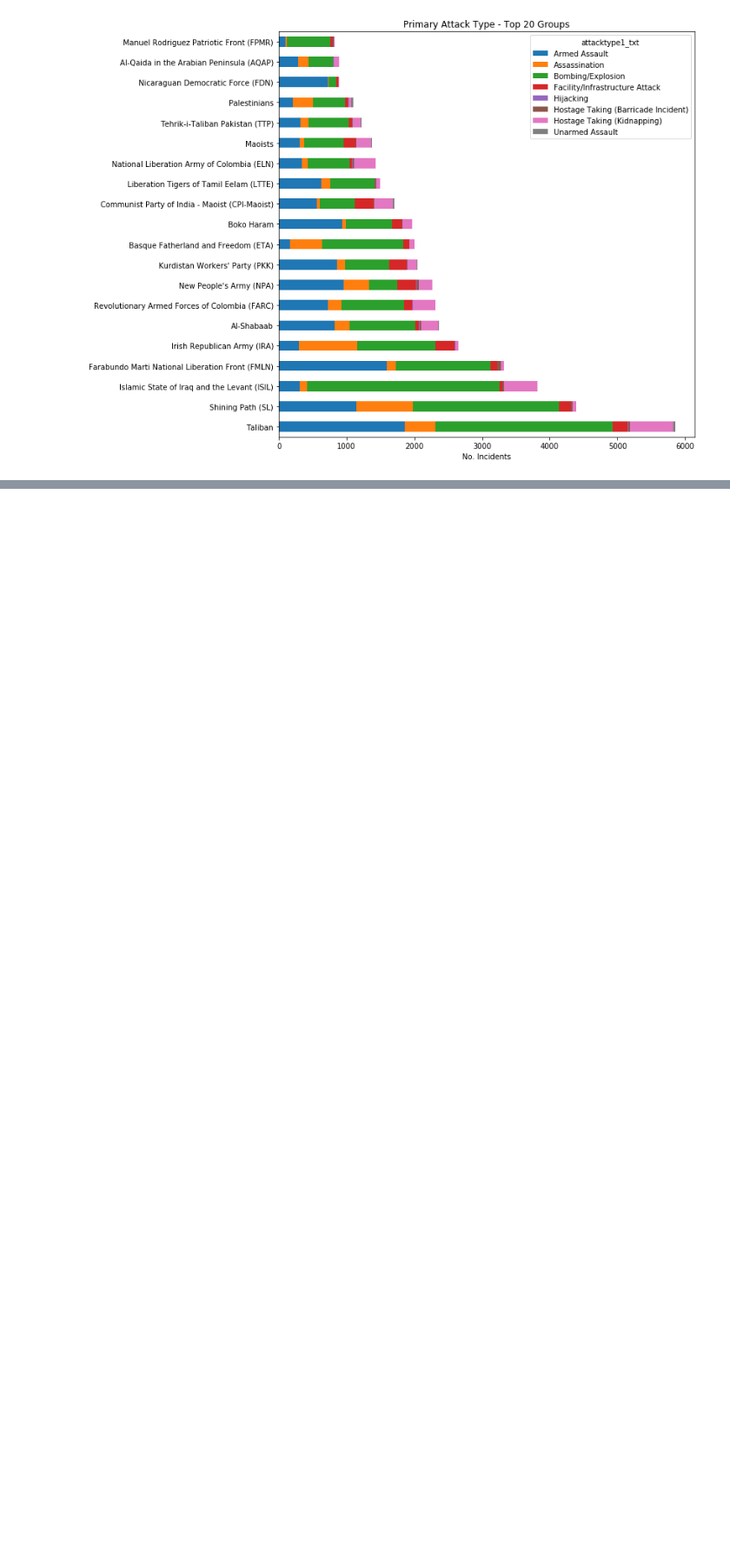
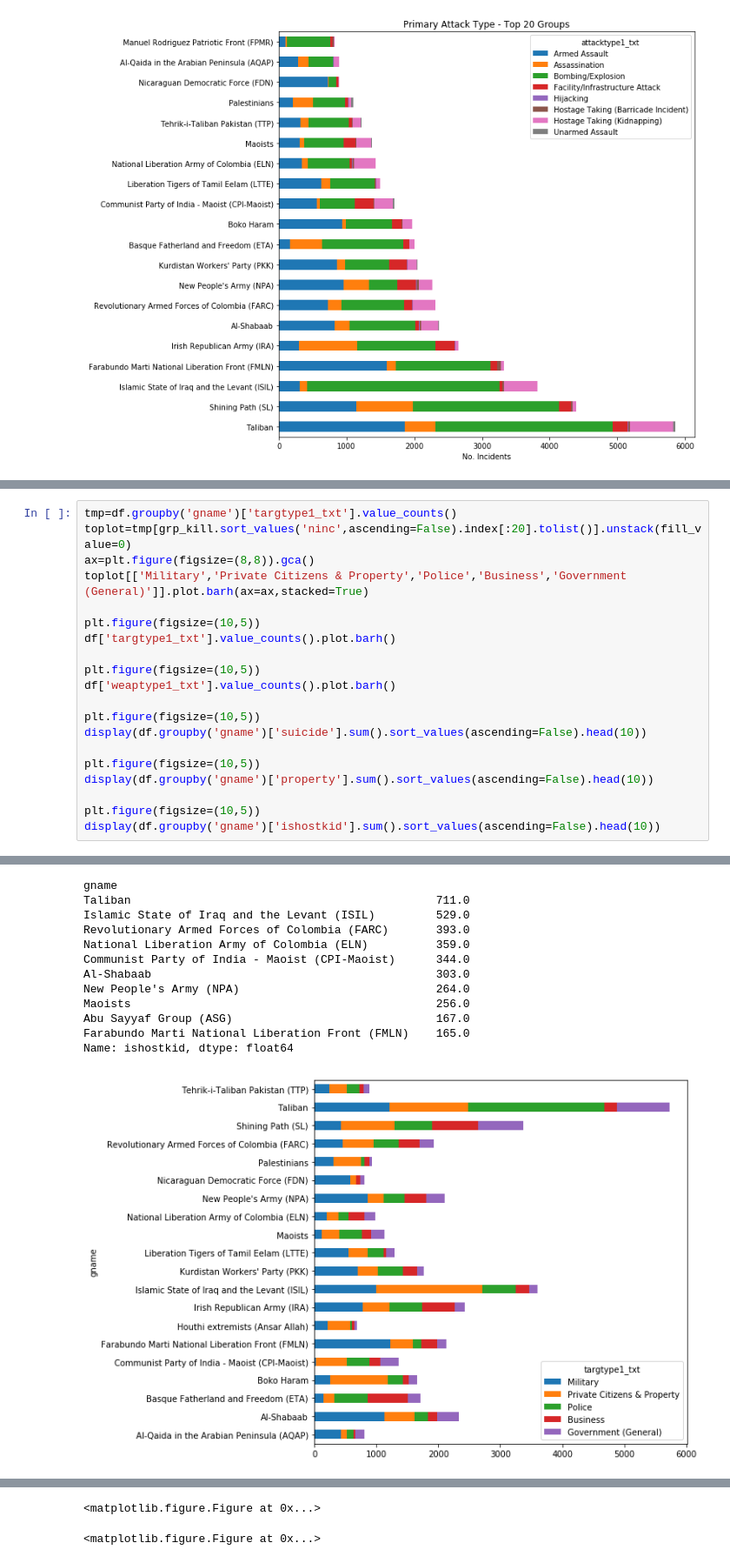
Before and after one commit to jack89roberts/GTD, a Jupyter notebook: GTD_EDA.ipynb, the cells around one changed output, grey strips where cells are left out. Shown: that part at 87% size. Drawn from its saved outputs; the diff is of its cells as text; blank space fills up the shorter version.

```diff
--- a/GTD_Challenge.ipynb
+++ b/GTD_EDA.ipynb
@@ -294,0 +420,21 @@ Name: gname, Length: 123, dtype: int64
+# %%
+tmp=df.groupby('gname')['targtype1_txt'].value_counts()
+toplot=tmp[grp_kill.sort_values('ninc',ascending=False).index[:20].tolist()].unstack(fill_value=0)
+ax=plt.figure(figsize=(8,8)).gca()
+toplot[['Military','Private Citizens & Property','Police','Business','Government (General)']].plot.barh(ax=ax,stacked=True)
+
+plt.figure(figsize=(10,5))
+df['targtype1_txt'].value_counts().plot.barh()
+
+plt.figure(figsize=(10,5))
+df['weaptype1_txt'].value_counts().plot.barh()
+
+plt.figure(figsize=(10,5))
+display(df.groupby('gname')['suicide'].sum().sort_values(ascending=False).head(10))
+
+plt.figure(figsize=(10,5))
+display(df.groupby('gname')['property'].sum().sort_values(ascending=False).head(10))
+
+plt.figure(figsize=(10,5))
+display(df.groupby('gname')['ishostkid'].sum().sort_values(ascending=False).head(10))
+# %% [output]
@@ -294,0 +465,13 @@ Name: gname, Length: 123, dtype: int64
+gname
+Taliban                                             711.0
+Islamic State of Iraq and the Levant (ISIL)         529.0
+Revolutionary Armed Forces of Colombia (FARC)       393.0
+National Liberation Army of Colombia (ELN)          359.0
+Communist Party of India - Maoist (CPI-Maoist)      344.0
+Al-Shabaab                                          303.0
+New People's Army (NPA)                             264.0
+Maoists                                             256.0
+Abu Sayyaf Group (ASG)                              167.0
+Farabundo Marti National Liberation Front (FMLN)    165.0
+Name: ishostkid, dtype: float64
+[figure, added]
@@ -294,0 +480,2 @@ Name: gname, Length: 123, dtype: int64
+<matplotlib.figure.Figure at 0x...>
+<matplotlib.figure.Figure at 0x...>
```
Also changed, not shown: parts of 12 cells of this notebook.
